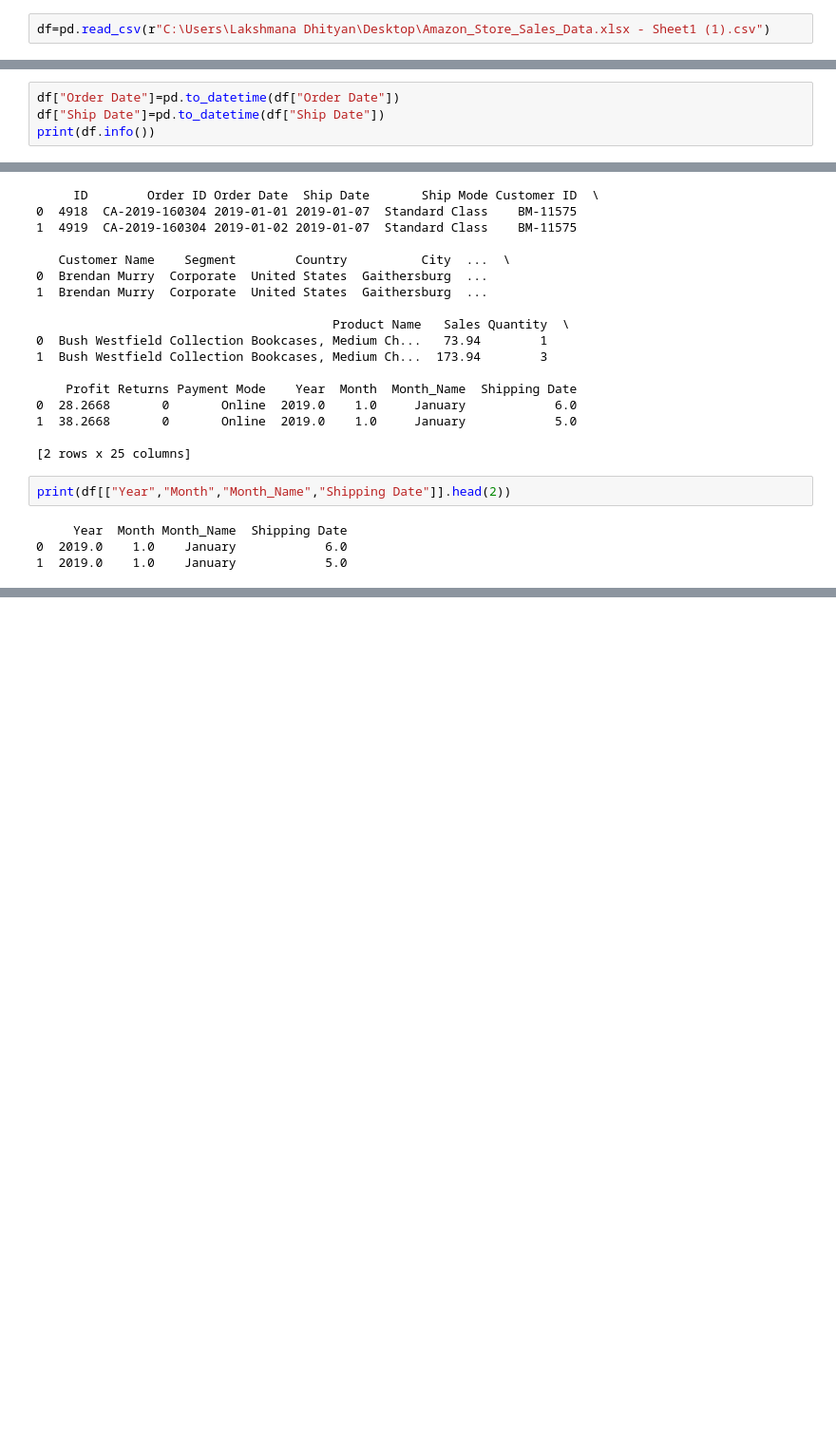
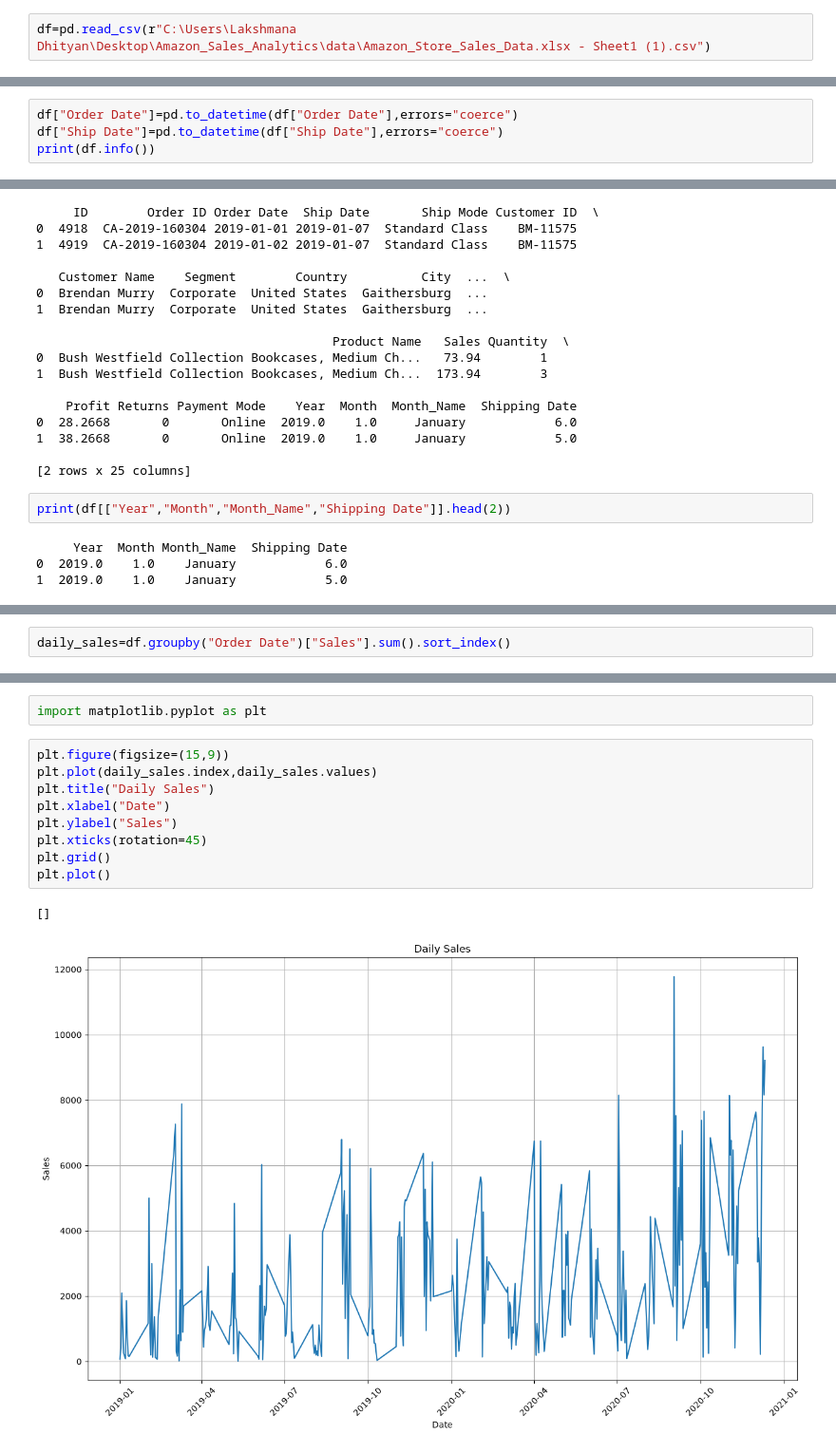
Before and after one commit to Lakshman-2007/Sales_Amazon_DS_1, a Jupyter notebook: program/Amazon_Sales_Analysis.ipynb, the cells around one changed output, grey strips where cells are left out. Shown at 95% size. Drawn from its saved outputs; the diff is of its cells as text; blank space fills up the shorter version.

Commit message:
Visualization of Data in month and weeks

```diff
--- a/program/Amazon_Sales_Analysis.ipynb
+++ b/program/Amazon_Sales_Analysis.ipynb
@@ -1,7 +1,7 @@
 # %%
 import pandas as pd
 # %%
-df=pd.read_csv(r"C:\Users\Lakshmana Dhityan\Desktop\Amazon_Store_Sales_Data.xlsx - Sheet1 (1).csv")
+df=pd.read_csv(r"C:\Users\Lakshmana Dhityan\Desktop\Amazon_Sales_Analytics\data\Amazon_Store_Sales_Data.xlsx - Sheet1 (1).csv")
 # %%
 print(df.head(10))
 # %% [output]
@@ -189,7 +201,7 @@ dtypes: float64(2), int64(3), str(16)
 memory usage: 2.0 MB
 None
 # %%
-df["Order Date"]=pd.to_datetime(df["Order Date"])
-df["Ship Date"]=pd.to_datetime(df["Ship Date"])
+df["Order Date"]=pd.to_datetime(df["Order Date"],errors="coerce")
+df["Ship Date"]=pd.to_datetime(df["Ship Date"],errors="coerce")
 print(df.info())
 # %% [output]
@@ -343,0 +422,2 @@ print(df[["Year","Month","Month_Name","Shipping Date"]].head(2))
+# %%
+daily_sales=df.groupby("Order Date")["Sales"].sum().sort_index()
@@ -343,0 +444,14 @@ print(df[["Year","Month","Month_Name","Shipping Date"]].head(2))
+# %%
+import matplotlib.pyplot as plt
+# %%
+plt.figure(figsize=(15,9))
+plt.plot(daily_sales.index,daily_sales.values)
+plt.title("Daily Sales")
+plt.xlabel("Date")
+plt.ylabel("Sales")
+plt.xticks(rotation=45)
+plt.grid()
+plt.plot()
+# %% [output]
+[]
+[figure, added]
```
Also changed, not shown: parts of 12 cells of this notebook.
